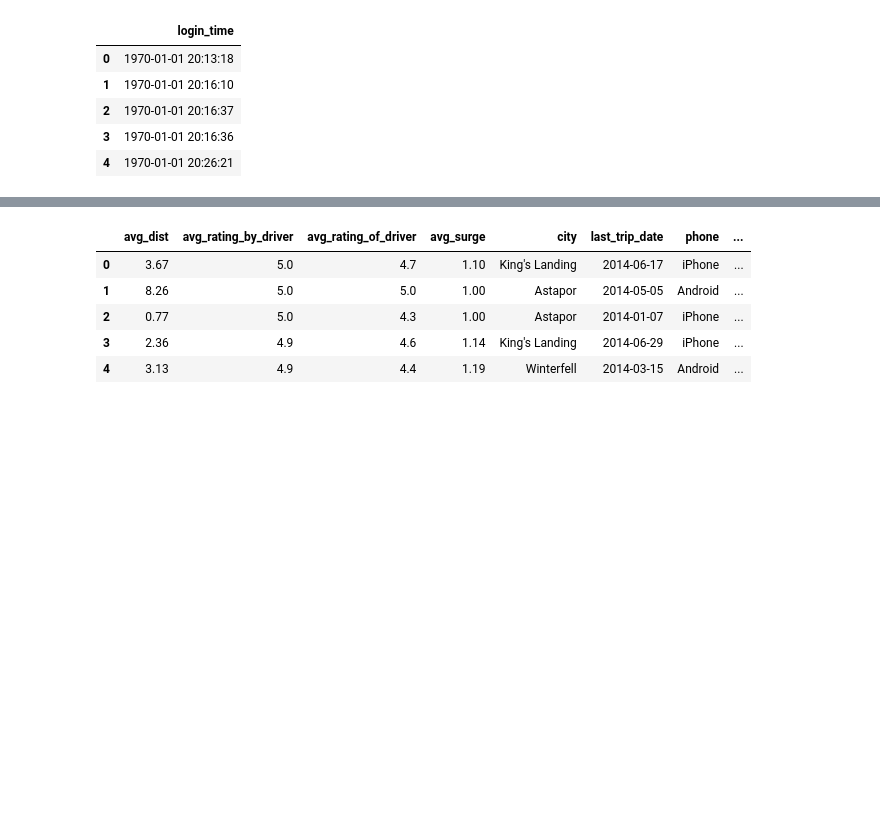
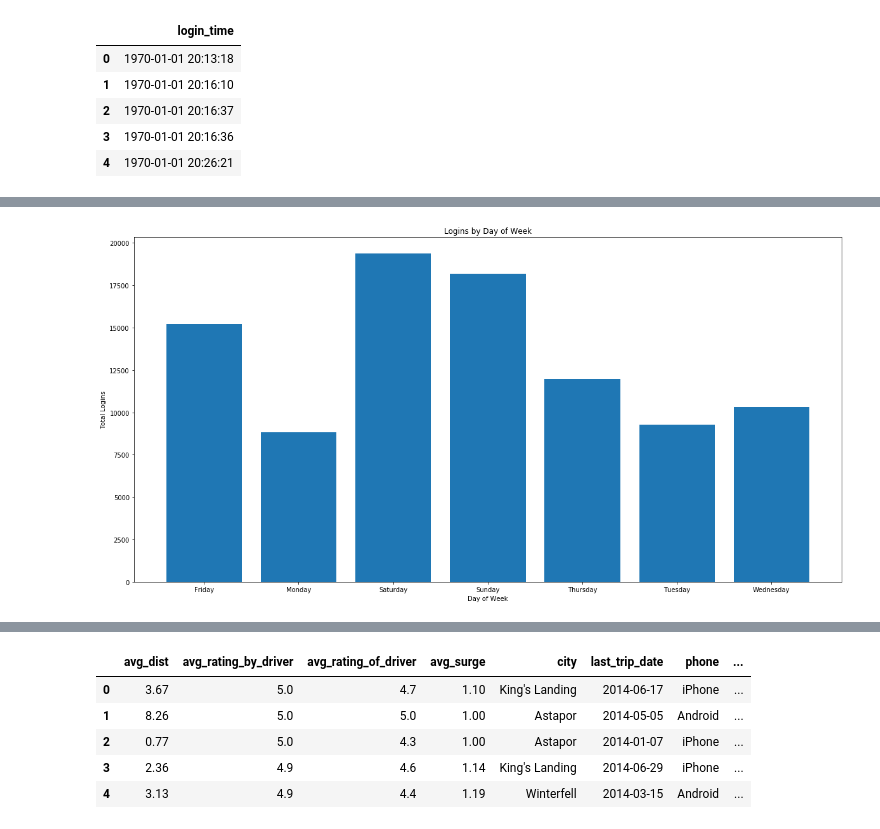
Before and after one commit to raymondgh/springboard-data-science, a Jupyter notebook: Minor Projects and Exercises/Take Home - Ultimate Technologies Inc/Ultimate Technologies.ipynb, the cells around one changed output, grey strips where cells are left out. Saved outputs shown, nothing was run; the diff lists cells and outputs as text; code cells hidden in the pictures; blank space fills up the shorter version.

```diff
--- a/Minor Projects and Exercises/Take Home - Ultimate Technologies Inc/Ultimate Technologies.ipynb
+++ b/Minor Projects and Exercises/Take Home - Ultimate Technologies Inc/Ultimate Technologies.ipynb
@@ -22,0 +80,9 @@ logins_df.head()
+# %%
+plt.figure(figsize=(20,10))
+plt.bar(x=logins_df.groupby("weekday").sum().index, height=logins_df.groupby("weekday").sum()["count"])
+plt.title("Logins by Day of Week")
+plt.xlabel('Day of Week')
+plt.ylabel('Total Logins')
+plt.show()
+# %% [output]
+[figure, added]
```
Also changed, not shown: parts of 57 cells of this notebook.
